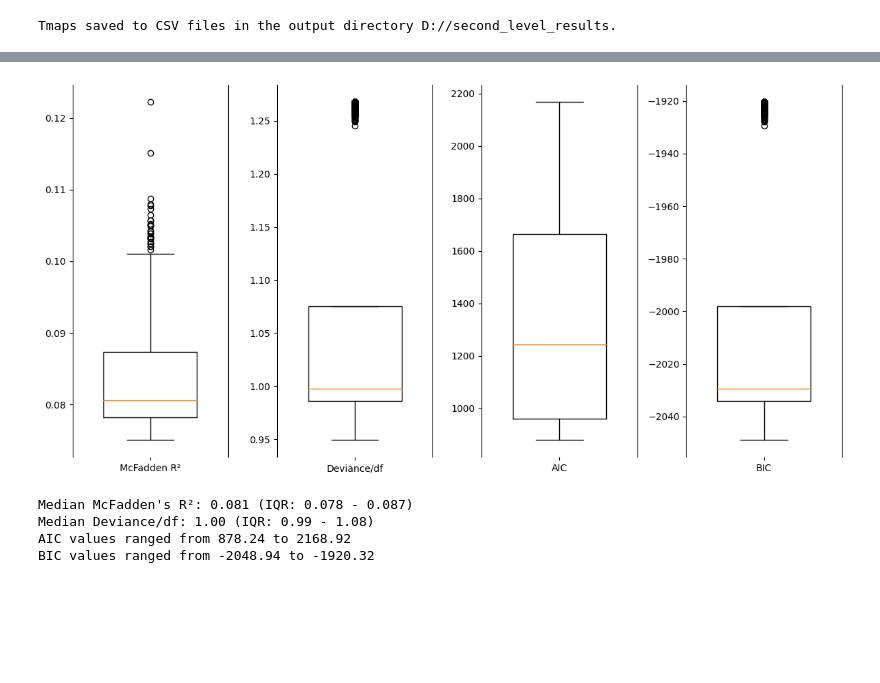
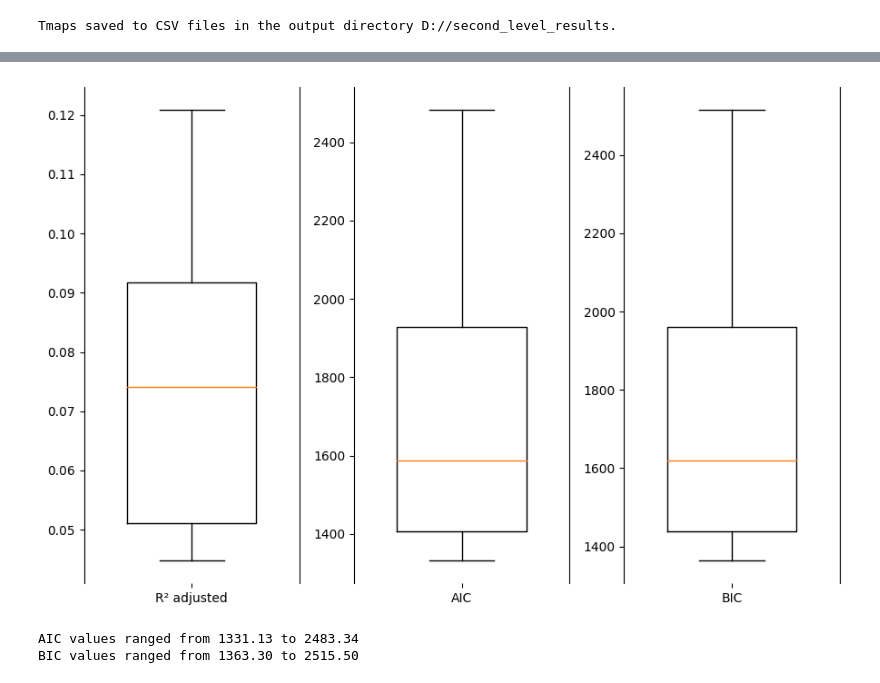
Before and after one commit to angeloodr/INPD-neuroimage-cape, a Jupyter notebook: code/seed-to-roi-2nd-level.ipynb, the cells around one changed output, grey strips where cells are left out. Saved outputs shown, nothing was run; the diff lists cells and outputs as text; code cells hidden in the pictures; blank space fills up the shorter version.

```diff
--- a/code/seed-to-roi-2nd-level.ipynb
+++ b/code/seed-to-roi-2nd-level.ipynb
@@ -321,7 +340,7 @@ all_results = []
 for cape in ['cape_tot', 'cape_PA_score', 'cape_PI_score', 'cape_BE_score']:
     # Process salience network results
     for seed in seednames:
-        for network in ['Vis', 'SomMot', 'DorsAttn', 'SalVentAttn', 'Limbic', 'Cont', 'Default']:
+        for network in ['SalVentAttn', 'Default']:
             for roi in shaeffer_network[shaeffer_network['name'].str.contains(network)]['index']:
                 # Get the result values as a dictionary
                 result_dict = results_networks[cape][seed][roi].to_dict('records')[0] if isinstance(results_networks[cape][seed][roi], pd.DataFrame) else results_networks[cape][seed][roi]
@@ -338,8 +357,9 @@ merged_df = pd.DataFrame(all_results)
 
 # Reorder columns for better readability
 column_order = ['CAPE', 'seed', 'network', 'ROI', 'coef', 'intercept', 't_value', 'p_value',
-                'corr_p_value_general', 'corr_p_value_within_cape', 'AIC', 'BIC', 'deviance',
-                'degrees_of_freedom', 'residuals', 'mcFadden_R_squared', 'log_likelihood']
+                'corr_p_value_general', 'corr_p_value_within_cape', 'AIC', 'BIC',
+                'R_squared_ajusted', 'residuals', 'log_likelihood']
+                #'deviance','degrees_of_freedom' ,'mcFadden_R_squared',
 merged_df = merged_df[column_order]
 
 # Save to CSV
@@ -389,42 +409,40 @@ Text(0.5, 0, 'Residuals')
 # %%
 
 # fig, ax = plt.subplots(figsize=(8,5))
 
 metrics = [
-    merged_df['mcFadden_R_squared'],
-    merged_df['deviance'] / merged_df['degrees_of_freedom'],
+    merged_df['R_squared_ajusted'],
+    # merged_df['deviance'] / merged_df['degrees_of_freedom'],
     merged_df['AIC'],
     merged_df['BIC']
 ]
 
-labels = ['McFadden R²', 'Deviance/df', 'AIC', 'BIC']
+labels = ['R² adjusted', 'AIC', 'BIC']
 
 plt.figure(figsize=(12, 6))
 
 #create 4 subplots for each metric
 for i, metric in enumerate(metrics):
     plt.subplot(1, 4, i+1)
     plt.boxplot(metric, positions=[i], widths=0.6)
     plt.xticks([i], [labels[i]])
 
     plt.gca().spines['top'].set_visible(False)  # Hide the top spine
     # plt.gca().spines['right'].set_visible(False)  # Hide the right spine
     # plt.gca().spines['left'].set_visible(False)  # Hide the left spine
     plt.gca().spines['bottom'].set_visible(False)  # Hide the bottom spine
 
 plt.tight_layout()
 # %% [output]
-[figure, old version]
+[figure, new version]
 # %%
 #Across the 400 fitted negative binomial models, median McFadden’s R² was 0.041 (IQR: 0.032–0.055), median deviance/df was 1.07 (IQR: 0.98–1.15), indicating adequate model fit. AIC values ranged from XXXX to XXXX
-median_r2 = merged_df['mcFadden_R_squared'].median()
-print(f"Median McFadden's R²: {median_r2:.3f} (IQR: {merged_df['mcFadden_R_squared'].quantile(0.25):.3f} - {merged_df['mcFadden_R_squared'].quantile(0.75):.3f})")
-median_deviance_df = (merged_df['deviance'] / merged_df['degrees_of_freedom']).median()
-print(f"Median Deviance/df: {median_deviance_df:.2f} (IQR: {(merged_df['deviance'] / merged_df['degrees_of_freedom']).quantile(0.25):.2f} - {(merged_df['deviance'] / merged_df['degrees_of_freedom']).quantile(0.75):.2f})")
+# median_r2 = merged_df['mcFadden_R_squared'].median()
+# print(f"Median McFadden's R²: {median_r2:.3f} (IQR: {merged_df['mcFadden_R_squared'].quantile(0.25):.3f} - {merged_df['mcFadden_R_squared'].quantile(0.75):.3f})")
+# median_deviance_df = (merged_df['deviance'] / merged_df['degrees_of_freedom']).median()
+# print(f"Median Deviance/df: {median_deviance_df:.2f} (IQR: {(merged_df['deviance'] / merged_df['degrees_of_freedom']).quantile(0.25):.2f} - {(merged_df['deviance'] / merged_df['degrees_of_freedom']).quantile(0.75):.2f})")
 print(f"AIC values ranged from {merged_df['AIC'].min():.2f} to {merged_df['AIC'].max():.2f}")
 print(f"BIC values ranged from {merged_df['BIC'].min():.2f} to {merged_df['BIC'].max():.2f}")
 # %% [output]
-Median McFadden's R²: 0.081 (IQR: 0.078 - 0.087)
-Median Deviance/df: 1.00 (IQR: 0.99 - 1.08)
-AIC values ranged from 878.24 to 2168.92
-BIC values ranged from -2048.94 to -1920.32
+AIC values ranged from 1331.13 to 2483.34
+BIC values ranged from 1363.30 to 2515.50
```
Also changed, not shown: parts of 8 cells of this notebook, 1 other file.
